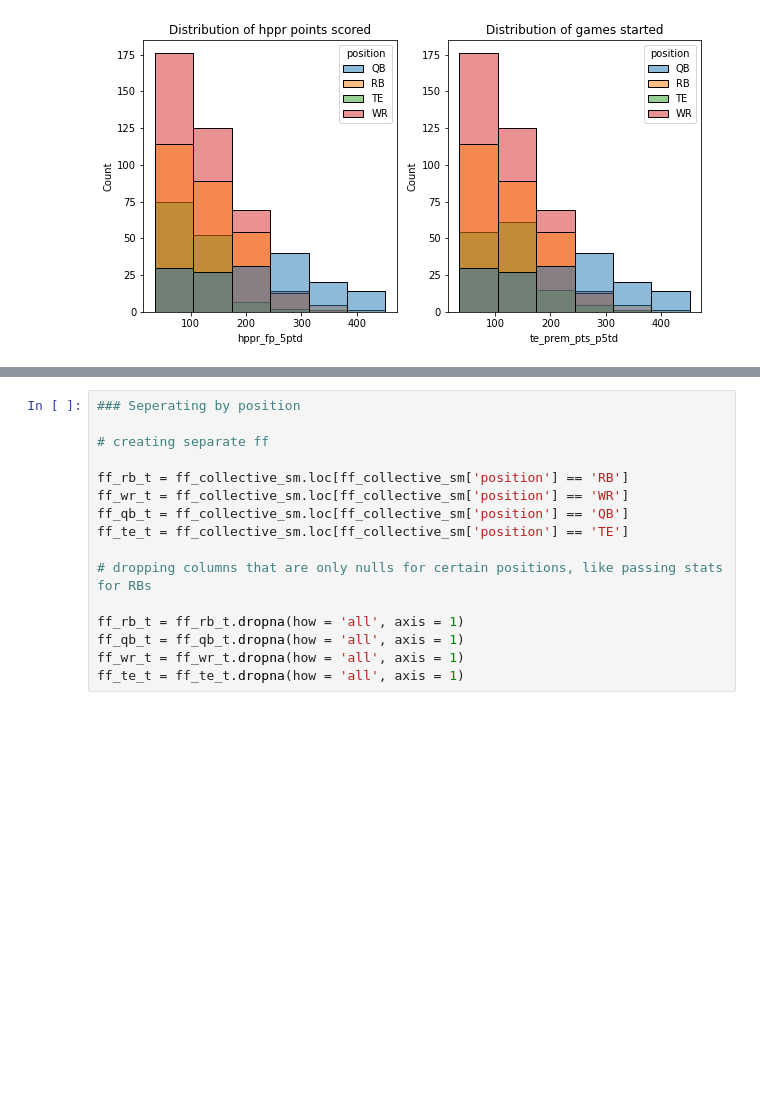
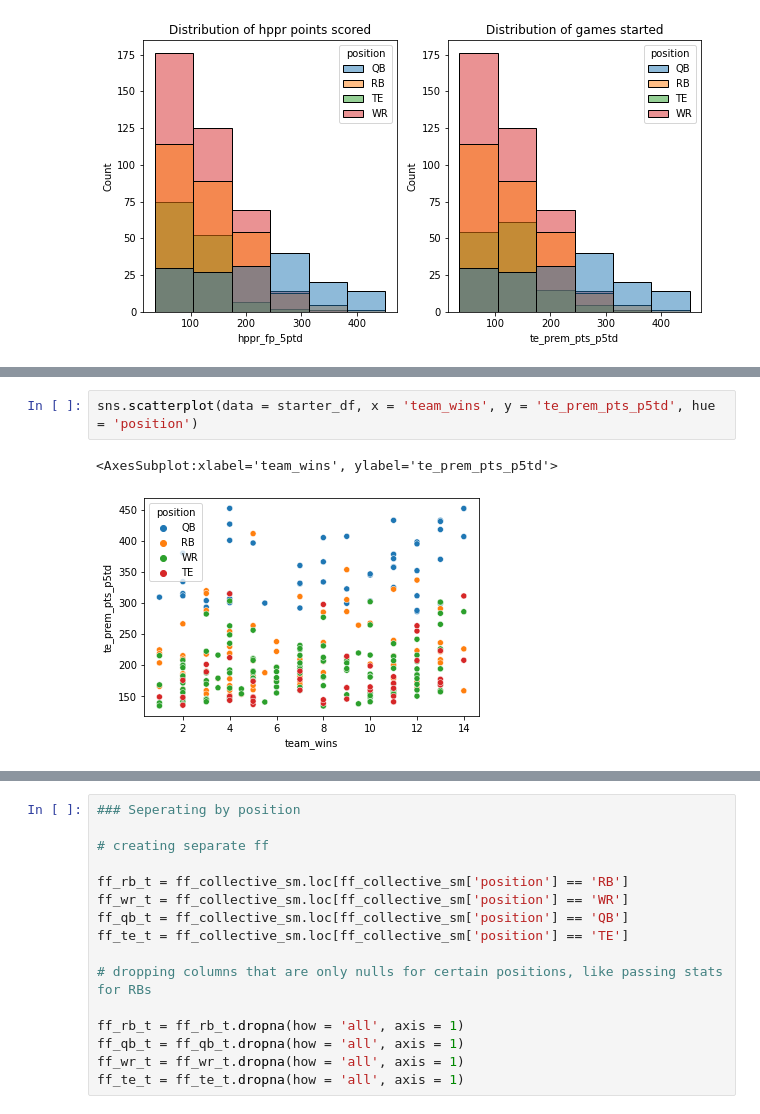
Before and after one commit to stephenkuc/Predicting_Fantasy_Football_Scores, a Jupyter notebook: 2. Fantasy Football -- Initial EDA, cleaning, and feature engineering.ipynb, the cells around one changed output, grey strips where cells are left out. Cells and saved outputs as stored; diff of their text form; blank space fills up the shorter version.

```diff
--- a/2. Fantasy Football -- Initial EDA, cleaning, and feature engineering.ipynb
+++ b/2. Fantasy Football -- Initial EDA, cleaning, and feature engineering.ipynb
@@ -514,0 +563,5 @@ plt.show()
+# %%
+sns.scatterplot(data = starter_df, x = 'team_wins', y = 'te_prem_pts_p5td', hue = 'position')
+# %% [output]
+<AxesSubplot:xlabel='team_wins', ylabel='te_prem_pts_p5td'>
+[figure, added]
```
Also changed, not shown: parts of 47 cells of this notebook.
